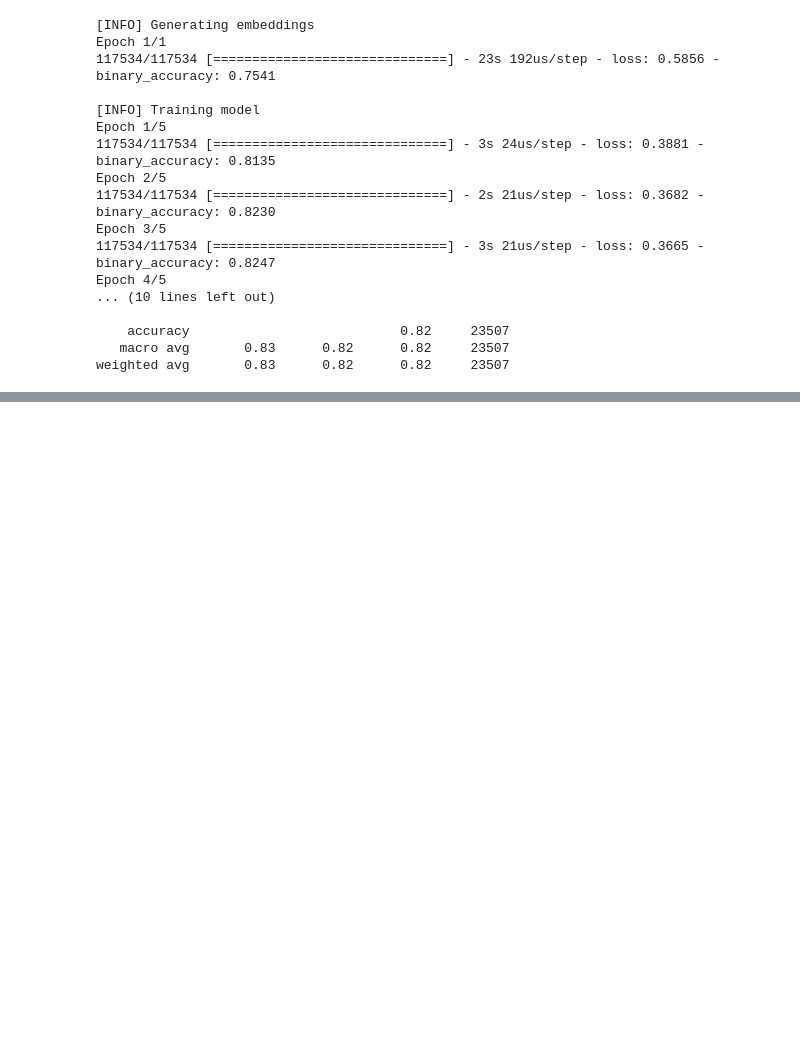
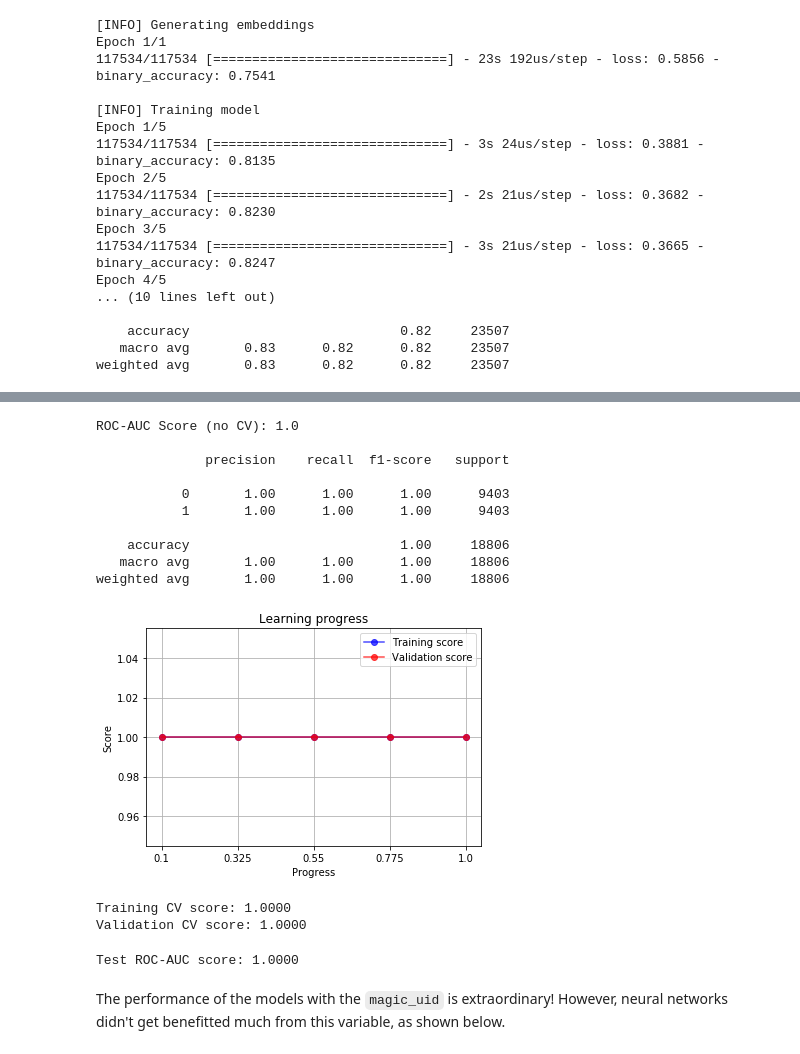
Before and after one commit to AbhishekSureddy/MS4610-Project-2020, a Jupyter notebook: code/ModelSelection.ipynb, the cells around one changed output, grey strips where cells are left out. Saved outputs shown, nothing was run; the diff lists cells and outputs as text; code cells hidden in the pictures; blank space fills up the shorter version.

```diff
--- a/code/ModelSelection.ipynb
+++ b/code/ModelSelection.ipynb
@@ -576,0 +642,59 @@ weighted avg       0.83      0.82      0.82     23507
+# %%
+# LightGBM Classifier
+
+# Features and target are defined
+y = train_final.default_ind.values
+X = train_final.drop(['application_key', 'default_ind'], axis=1).values
+
+# Split into train and evaluation sets (80-20 split)
+X_train, X_val, y_train, y_val = train_test_split(X, y, test_size=0.2, stratify=y, random_state=123)
+
+# Model definition and training
+model = LGBMClassifier(n_estimators=300,
+                       max_depth=5,
+                       learning_rate=0.05,
+                       objective='binary',
+                       random_state=123)
+
+model.fit(X_train, y_train)
+
+# Prediction
+preds = model.predict(X_val)
+
+# Scoring
+score = roc_auc_score(y_val, preds)
+print("ROC-AUC Score (no CV): {}".format(score))
+print('')
+print(classification_report(y_val, preds))
+
+# Show learning progress
+learn_progress(model, X, y, res=5, scoring='roc_auc', cv=2)
+# %% [output]
+ROC-AUC Score (no CV): 1.0
+
+              precision    recall  f1-score   support
+
+           0       1.00      1.00      1.00      9403
+           1       1.00      1.00      1.00      9403
+
+    accuracy                           1.00     18806
+   macro avg       1.00      1.00      1.00     18806
+weighted avg       1.00      1.00      1.00     18806
+[figure, added]
+Training CV score: 1.0000
+Validation CV score: 1.0000
+# %%
+# How does this model perform on our test set?
+y_ = test_final.default_ind.values
+X_ = test_final.drop(['application_key', 'default_ind'], axis=1).values
+
+# Predict on X_
+test_preds = model.predict(X_)
+
+# ROC-AUC score on X_
+score = roc_auc_score(y_, test_preds)
+print("Test ROC-AUC score: {:.4f}".format(score))
+# %% [output]
+Test ROC-AUC score: 1.0000
+# %% [markdown]
+The performance of the models with the `magic_uid` is extraordinary! However, neural networks didn't get benefitted much from this variable, as shown below.
```
Also changed, not shown: parts of 5 cells of this notebook, 3 other files.
